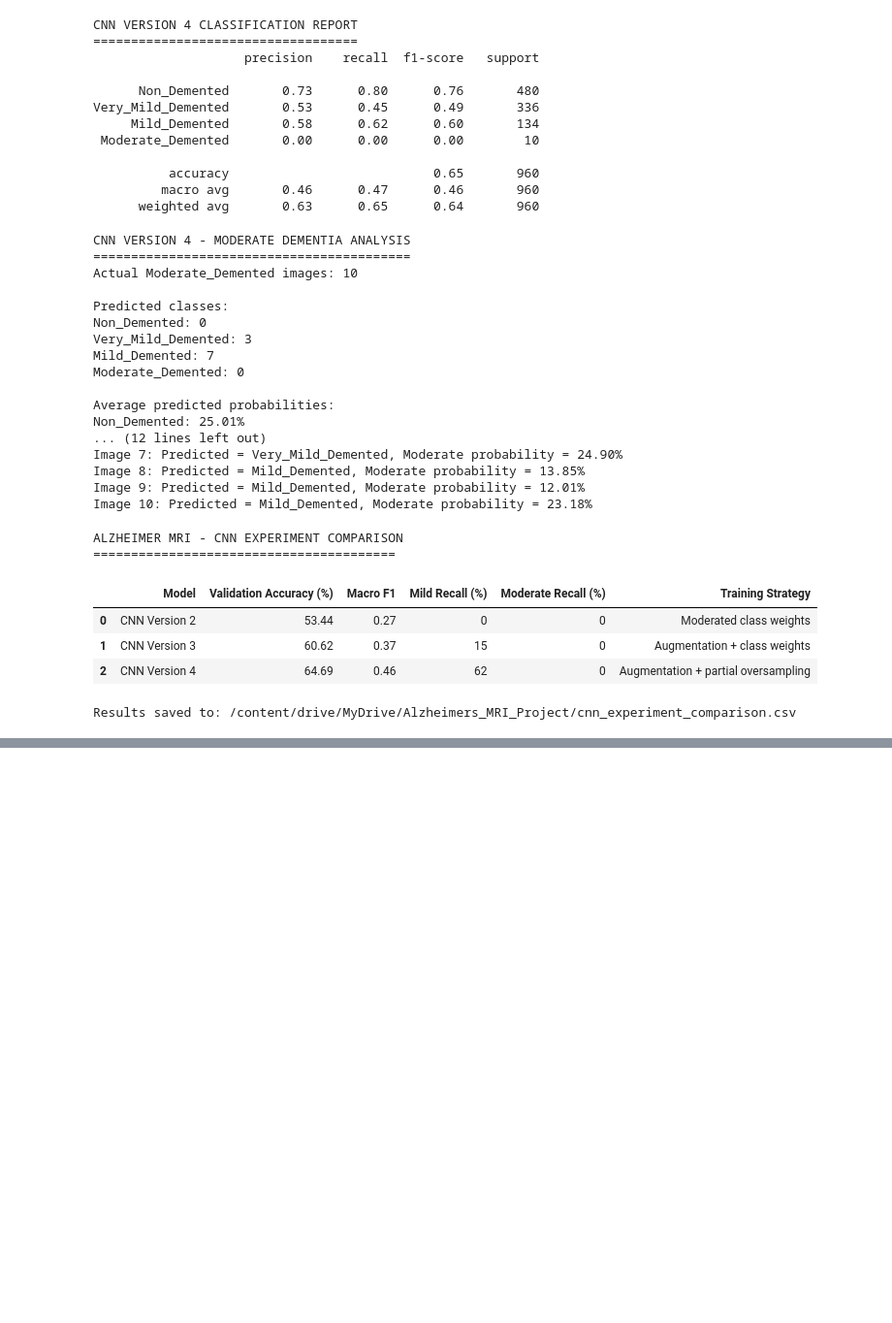
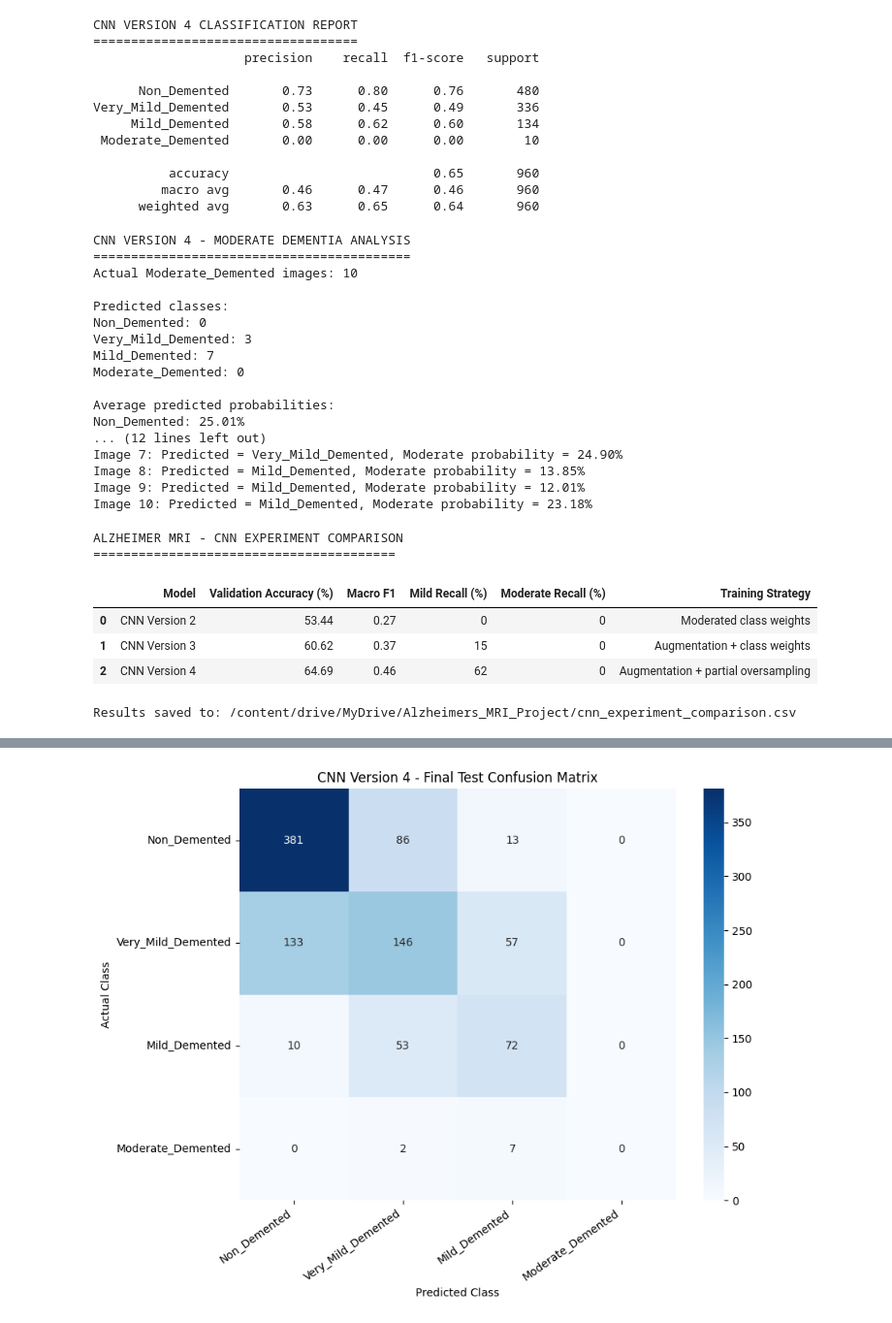
Before and after one commit to mohammad-mustafa130/Alzheimers-MRI-Classification, a Jupyter notebook: Alzheimers_MRI_Classification.ipynb, the cells around one changed output, grey strips where cells are left out. Shown at 97% size. Saved outputs shown, nothing was run; the diff lists cells and outputs as text; code cells hidden in the pictures; blank space fills up the shorter version.

```diff
--- a/Alzheimers_MRI_Classification.ipynb
+++ b/Alzheimers_MRI_Classification.ipynb
@@ -2758,0 +2905,70 @@ Results saved to: /content/drive/MyDrive/Alzheimers_MRI_Project/cnn_experiment_c
+# %%
+import numpy as np
+import matplotlib.pyplot as plt
+import seaborn as sns
+
+from sklearn.metrics import (
+    confusion_matrix,
+    classification_report
+)
+
+# Predict probabilities for all test MRI images
+test_probabilities_v4 = final_model.predict(
+    test_dataset,
+    verbose=1
+)
+
+# Convert probabilities into predicted class labels
+test_predictions_v4 = np.argmax(
+    test_probabilities_v4,
+    axis=1
+)
+
+# Actual test labels
+actual_test_labels = np.array(
+    test_labels_encoded
+)
+
+# Calculate confusion matrix
+test_cm_v4 = confusion_matrix(
+    actual_test_labels,
+    test_predictions_v4,
+    labels=[0, 1, 2, 3]
+)
+
+# Display confusion matrix
+plt.figure(figsize=(9, 7))
+
+sns.heatmap(
+    test_cm_v4,
+    annot=True,
+    fmt="d",
+    cmap="Blues",
+    xticklabels=class_names,
+    yticklabels=class_names
+)
+
+plt.title("CNN Version 4 - Final Test Confusion Matrix")
+plt.xlabel("Predicted Class")
+plt.ylabel("Actual Class")
+
+plt.xticks(rotation=35, ha="right")
+plt.yticks(rotation=0)
+
+plt.tight_layout()
+plt.show()
+
+# Display classification report
+print("\nCNN VERSION 4 - FINAL TEST CLASSIFICATION REPORT")
+print("================================================")
+
+print(
+    classification_report(
+        actual_test_labels,
+        test_predictions_v4,
+        labels=[0, 1, 2, 3],
+        target_names=class_names,
+        zero_division=0
+    )
+)
+# %% [output]
@@ -2758,0 +2976 @@ Results saved to: /content/drive/MyDrive/Alzheimers_MRI_Project/cnn_experiment_c
+[figure, added]
```
Also changed, not shown: parts of 6 cells of this notebook.
